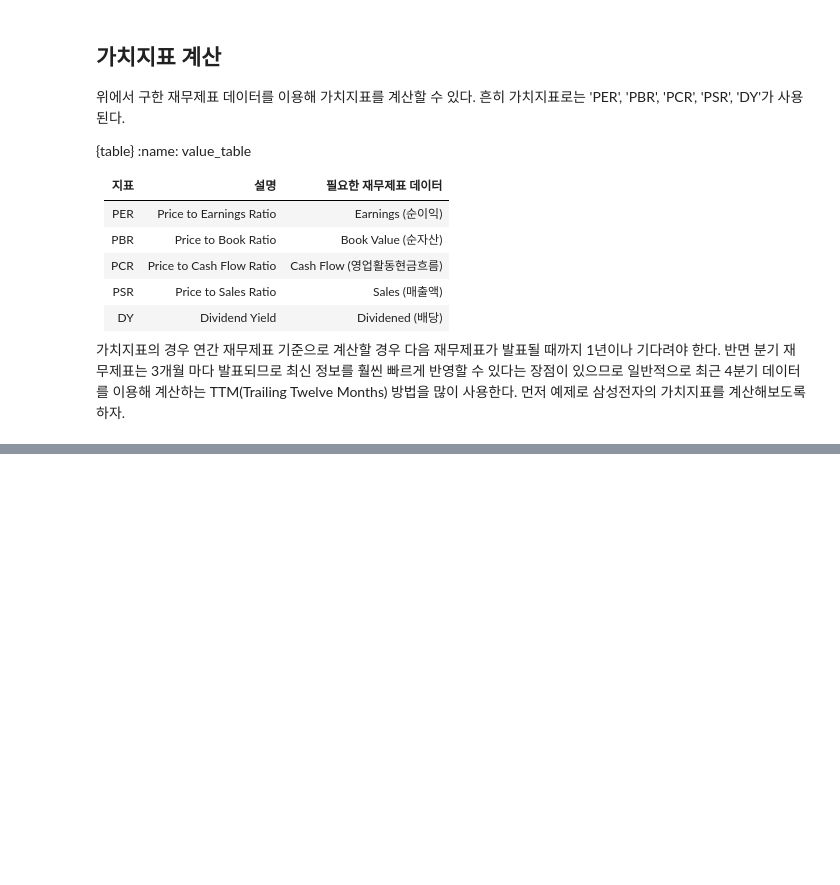
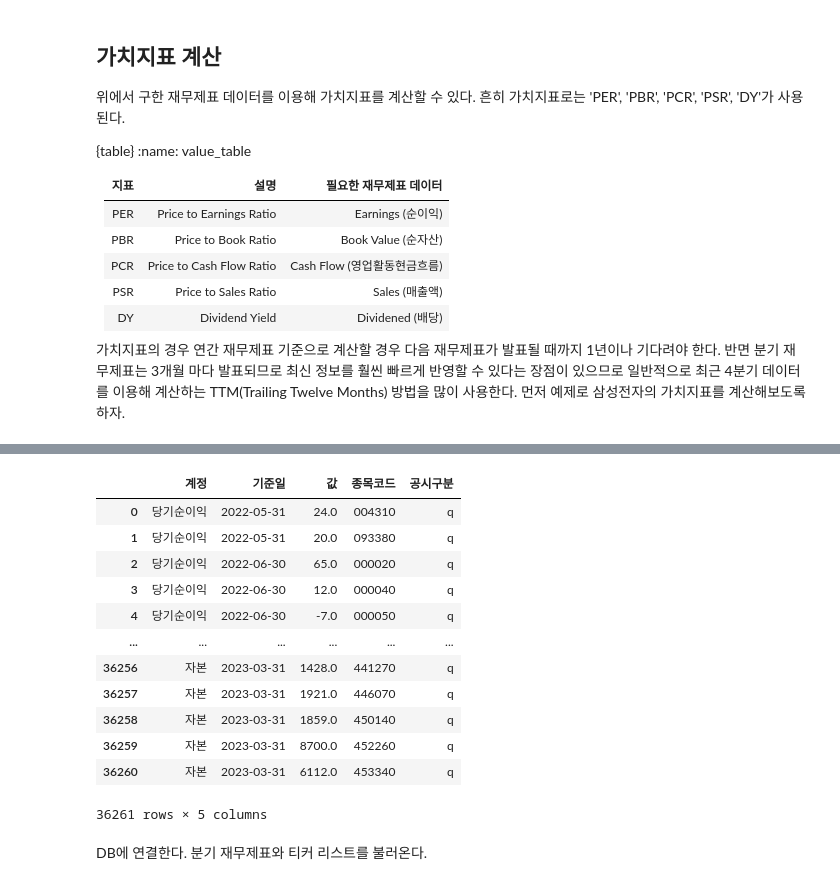
Before and after one commit to Superpowerssonic/yahoofinance, a Jupyter notebook: 국내주식데이터수집.ipynb, the cells around one changed output, grey strips where cells are left out. Saved outputs shown, nothing was run; the diff lists cells and outputs as text; code cells hidden in the pictures; blank space fills up the shorter version.

```diff
--- a/국내주식데이터수집.ipynb
+++ b/국내주식데이터수집.ipynb
@@ -1105,0 +1356,55 @@ ticker_list.head()
+# %%
+# 패키지 불러오기
+# from sqlalchemy import create_engine
+# import pandas as pd
+
+# DB 연결
+con = pymysql.connect(user='root',
+                      passwd='dowksi123!@#',
+                      host='127.0.0.1',
+                      db='stock_db',
+                      charset='utf8')
+
+mycursor = con.cursor()
+
+query = """
+select * from kor_ticker
+where 기준일 = (select max(기준일) from kor_ticker)
+	and 종목구분 = '보통주';
+"""
+
+
+
+# 삼성전자 분기 재무제표
+kor_fs = """
+select * from kor_fs
+where 공시구분 = 'q'
+and 계정 in ('종목코드' , '당기순이익', '자본', '영업활동으로인한현금흐름', '매출액');
+"""
+
+mycursor.execute(kor_fs)  # excute를 통해 query를 data 변수 로 보내게됨
+data2 = mycursor.fetchall()  # fetchall()  서버로부터 data를 가져옴
+con.close() # 데이터베이스와의 연결을 종료
+
+data2
+kor_fs = pd.DataFrame(data2)
+kor_fs.columns=['계정','기준일','값','종목코드','공시구분']
+# %%
+kor_fs
+# %% [output]
+|  | 계정 | 기준일 | 값 | 종목코드 | 공시구분 |
+| 0 | 당기순이익 | 2022-05-31 | 24.0 | 004310 | q |
+| 1 | 당기순이익 | 2022-05-31 | 20.0 | 093380 | q |
+| 2 | 당기순이익 | 2022-06-30 | 65.0 | 000020 | q |
+| 3 | 당기순이익 | 2022-06-30 | 12.0 | 000040 | q |
+| 4 | 당기순이익 | 2022-06-30 | -7.0 | 000050 | q |
+| ... | ... | ... | ... | ... | ... |
+| 36256 | 자본 | 2023-03-31 | 1428.0 | 441270 | q |
+| 36257 | 자본 | 2023-03-31 | 1921.0 | 446070 | q |
+| 36258 | 자본 | 2023-03-31 | 1859.0 | 450140 | q |
+| 36259 | 자본 | 2023-03-31 | 8700.0 | 452260 | q |
+| 36260 | 자본 | 2023-03-31 | 6112.0 | 453340 | q |
+36261 rows × 5 columns
+# %% [markdown]
+DB에 연결한다.
+분기 재무제표와 티커 리스트를 불러온다.
```
Also changed, not shown: parts of 56 cells of this notebook.
